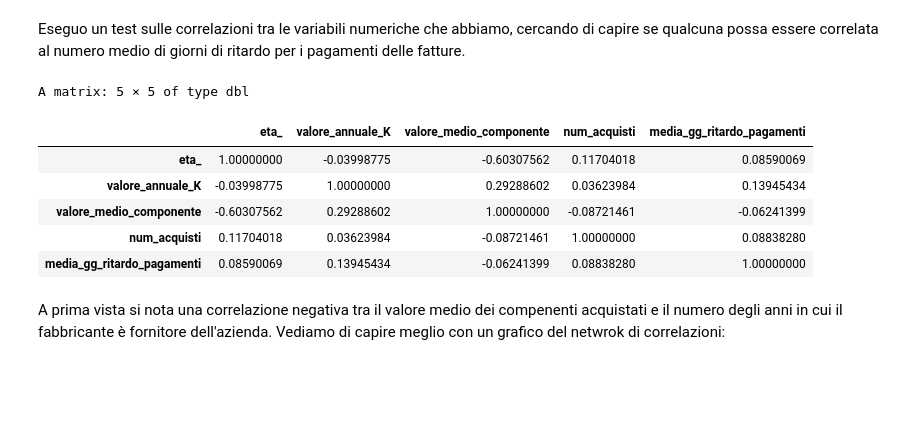
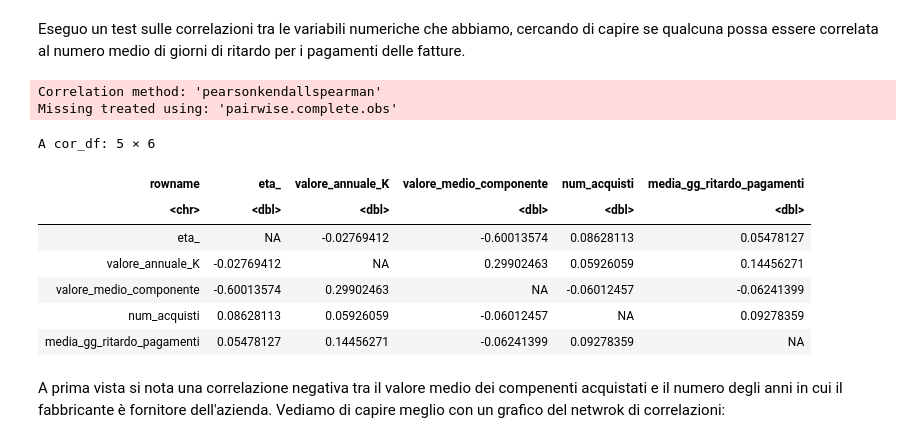
Before and after one commit to LorenzoNegri/Investigazioni-Statistiche-Fornitori, a Jupyter notebook: Test Chi-square Indipendenza/analisi_ritardo_consegne.ipynb, the cells around one changed output. Cells and saved outputs as stored; diff of their text form; code cells hidden in the pictures; blank space fills up the shorter version.

```diff
--- a/Test Chi-square Indipendenza/analisi_ritardo_consegne.ipynb
+++ b/Test Chi-square Indipendenza/analisi_ritardo_consegne.ipynb
@@ -115,14 +117,3 @@ A matrix: 6 × 5 of type dbl
 | 6 | 36.00 | 1.38 | 64 | 4 |
 # %% [markdown]
 Eseguo un test sulle correlazioni tra le variabili numeriche che abbiamo, cercando di capire se qualcuna possa essere correlata al numero medio di giorni di ritardo per i pagamenti delle fatture.
-# %%
-cor_p = cor(dat_mx, method = c("pearson", "kendall", "spearman"),use = "complete.obs")
-cor_p
-# %% [output]
-A matrix: 5 × 5 of type dbl
-|  | eta_ | valore_annuale_K | valore_medio_componente | num_acquisti | media_gg_ritardo_pagamenti |
-| eta_ | 1.00000000 | -0.03998775 | -0.60307562 | 0.11704018 | 0.08590069 |
-| valore_annuale_K | -0.03998775 | 1.00000000 | 0.29288602 | 0.03623984 | 0.13945434 |
-| valore_medio_componente | -0.60307562 | 0.29288602 | 1.00000000 | -0.08721461 | -0.06241399 |
-| num_acquisti | 0.11704018 | 0.03623984 | -0.08721461 | 1.00000000 | 0.08838280 |
-| media_gg_ritardo_pagamenti | 0.08590069 | 0.13945434 | -0.06241399 | 0.08838280 | 1.00000000 |
@@ -129,2 +123,17 @@ A matrix: 5 × 5 of type dbl
+# %%
+# correlazioni con la libreria corrr
+rdf <- dat_mx %>% correlate(method = c("pearson", "kendall", "spearman"))
+rdf
+# %% [output]
+Correlation method: 'pearsonkendallspearman'
+Missing treated using: 'pairwise.complete.obs'
+A cor_df: 5 × 6
+| rowname | eta_ | valore_annuale_K | valore_medio_componente | num_acquisti | media_gg_ritardo_pagamenti |
+| <chr> | <dbl> | <dbl> | <dbl> | <dbl> | <dbl> |
+| eta_ | NA | -0.02769412 | -0.60013574 | 0.08628113 | 0.05478127 |
+| valore_annuale_K | -0.02769412 | NA | 0.29902463 | 0.05926059 | 0.14456271 |
+| valore_medio_componente | -0.60013574 | 0.29902463 | NA | -0.06012457 | -0.06241399 |
+| num_acquisti | 0.08628113 | 0.05926059 | -0.06012457 | NA | 0.09278359 |
+| media_gg_ritardo_pagamenti | 0.05478127 | 0.14456271 | -0.06241399 | 0.09278359 | NA |
 # %% [markdown]
 A prima vista si nota una correlazione negativa tra il valore medio dei compenenti acquistati e il numero degli anni in cui il fabbricante è fornitore dell'azienda. Vediamo di capire meglio con un grafico del netwrok di correlazioni:
```
Also changed, not shown: parts of 6 cells of this notebook.
